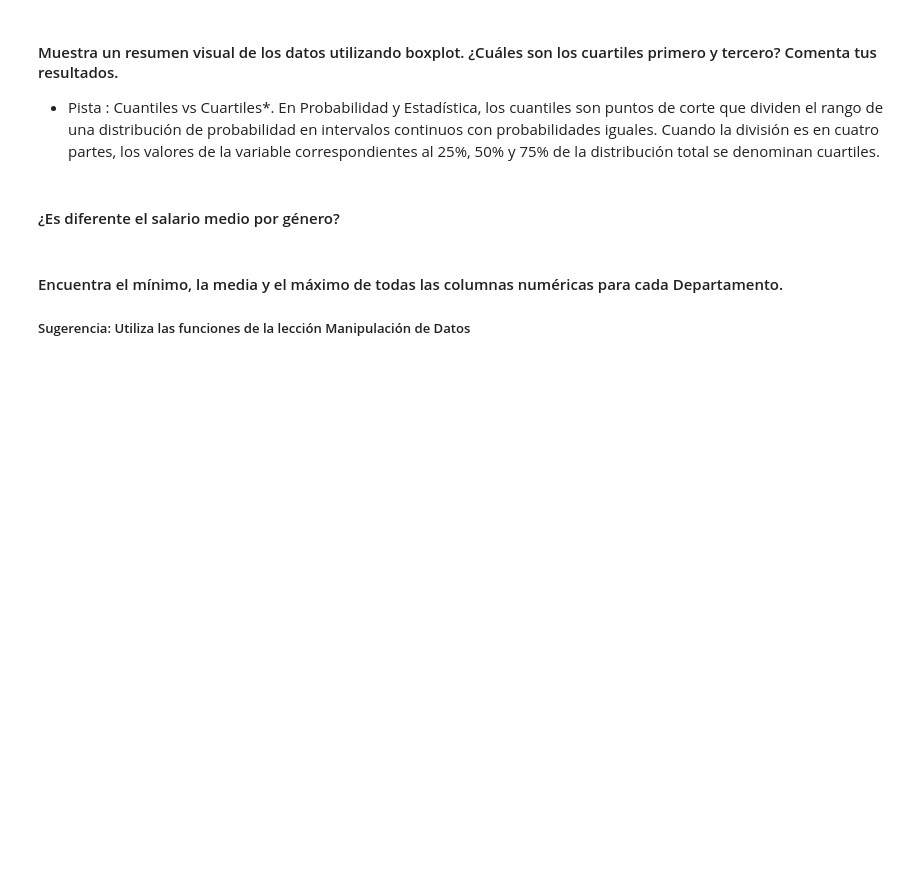
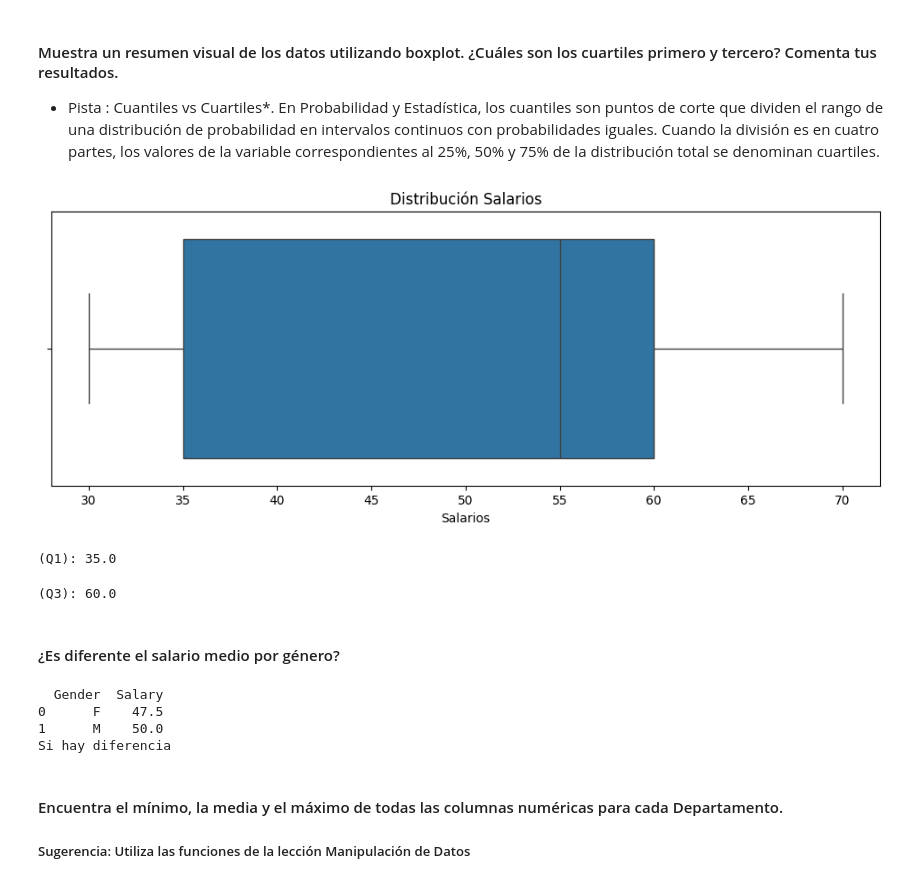
Before and after one commit to 26Ale10/19-lab-descriptive-stats-es, a Jupyter notebook: your-code/main.ipynb, the cells around one changed output. Cells and saved outputs as stored; diff of their text form; code cells hidden in the pictures; blank space fills up the shorter version.

```diff
--- a/your-code/main.ipynb
+++ b/your-code/main.ipynb
@@ -367,6 +365,23 @@ En Probabilidad y Estadística, los cuantiles son puntos de corte que dividen el
+# %%
+# YOUR CODE HERE
+plt.figure(figsize=(12, 4))
+sns.boxplot(x='Salary', data=employee)
+plt.title('Distribución Salarios')
+plt.xlabel('Salarios')
+plt.show()
+# %% [output]
+[figure, added]
 # %%
 # print first quartile here
+q1 = employee['Salary'].quantile(0.25)
+print(f"(Q1): {q1}")
+# %% [output]
+(Q1): 35.0
 # %%
 # print third quartile here
+q3 = employee['Salary'].quantile(0.75)
+print(f"(Q3): {q3}")
+# %% [output]
+(Q3): 60.0
 # %% [markdown]
 #### ¿Es diferente el salario medio por género?
@@ -375,3 +388,14 @@ En Probabilidad y Estadística, los cuantiles son puntos de corte que dividen el
+# %%
+# your answer here
+gender = employee.groupby('Gender')['Salary'].mean().reset_index()
+
+print(gender)
+print("Si hay diferencia")
+# %% [output]
+  Gender  Salary
+0      F    47.5
+1      M    50.0
+Si hay diferencia
 # %% [markdown]
 #### Encuentra el mínimo, la media y el máximo de todas las columnas numéricas para cada Departamento.
 
```
Also changed, not shown: parts of 4 cells of this notebook.
